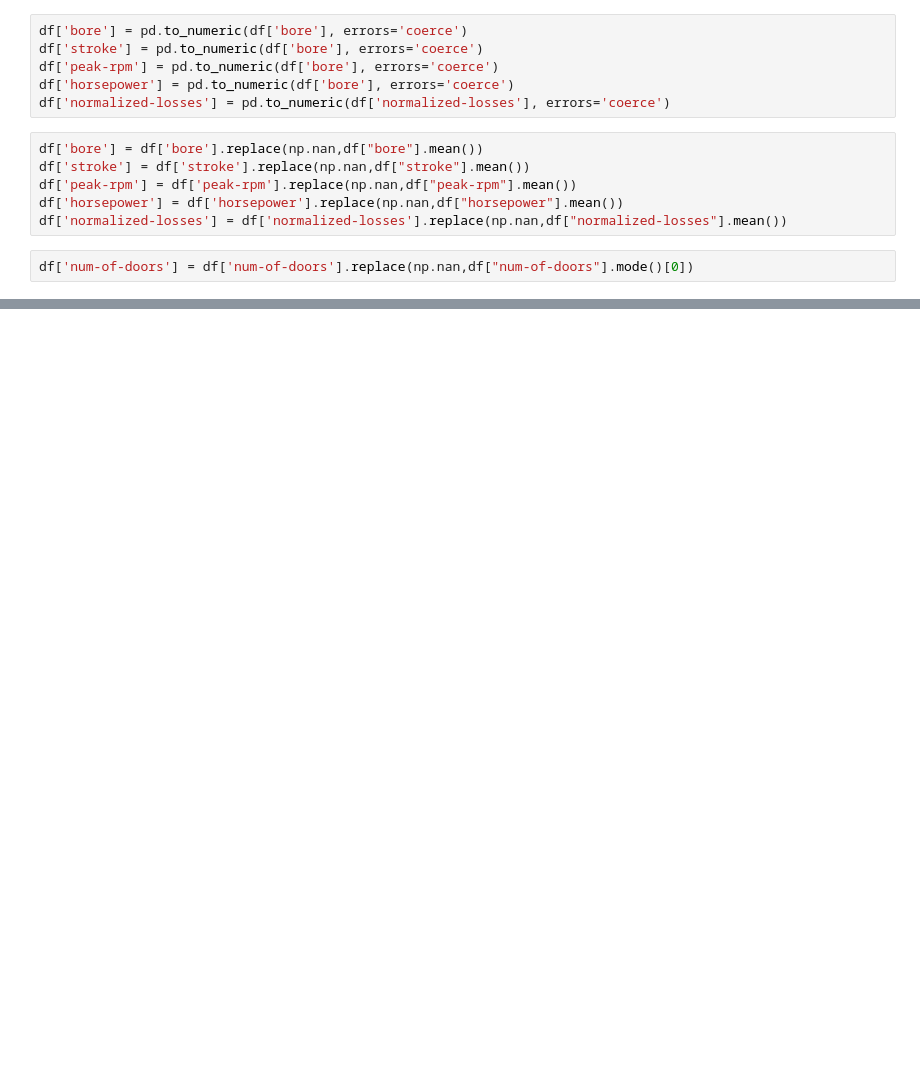
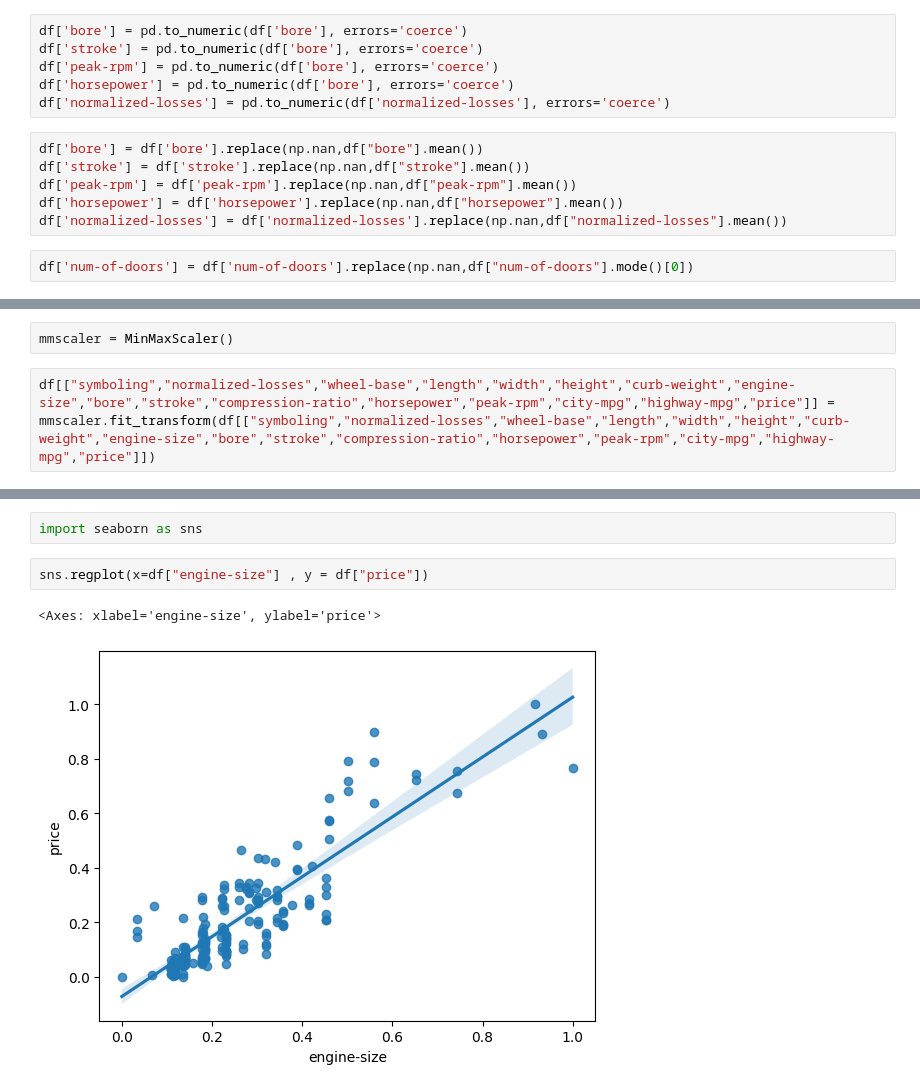
Before and after one commit to Aaaaaaddityyyaaaaa/web_scraping, a Jupyter notebook: auto.ipynb, the cells around one changed output, grey strips where cells are left out. Saved outputs shown, nothing was run; the diff lists cells and outputs as text; blank space fills up the shorter version.

```diff
--- a/auto.ipynb
+++ b/auto.ipynb
@@ -97,0 +123,4 @@ df['num-of-doors'] = df['num-of-doors'].replace(np.nan,df["num-of-doors"].mode()
+# %%
+mmscaler = MinMaxScaler()
+# %%
+df[["symboling","normalized-losses","wheel-base","length","width","height","curb-weight","engine-size","bore","stroke","compression-ratio","horsepower","peak-rpm","city-mpg","highway-mpg","price"]] = mmscaler.fit_transform(df[["symboling","normalized-losses","wheel-base","length","width","height","curb-weight","engine-size","bore","stroke","compression-ratio","horsepower","peak-rpm","city-mpg","highway-mpg","price"]])
@@ -97,0 +137,7 @@ df['num-of-doors'] = df['num-of-doors'].replace(np.nan,df["num-of-doors"].mode()
+# %%
+import seaborn as sns
+# %%
+sns.regplot(x=df["engine-size"] , y = df["price"])
+# %% [output]
+<Axes: xlabel='engine-size', ylabel='price'>
+[figure, added]
```
Also changed, not shown: parts of 57 cells of this notebook, 6 other files.
